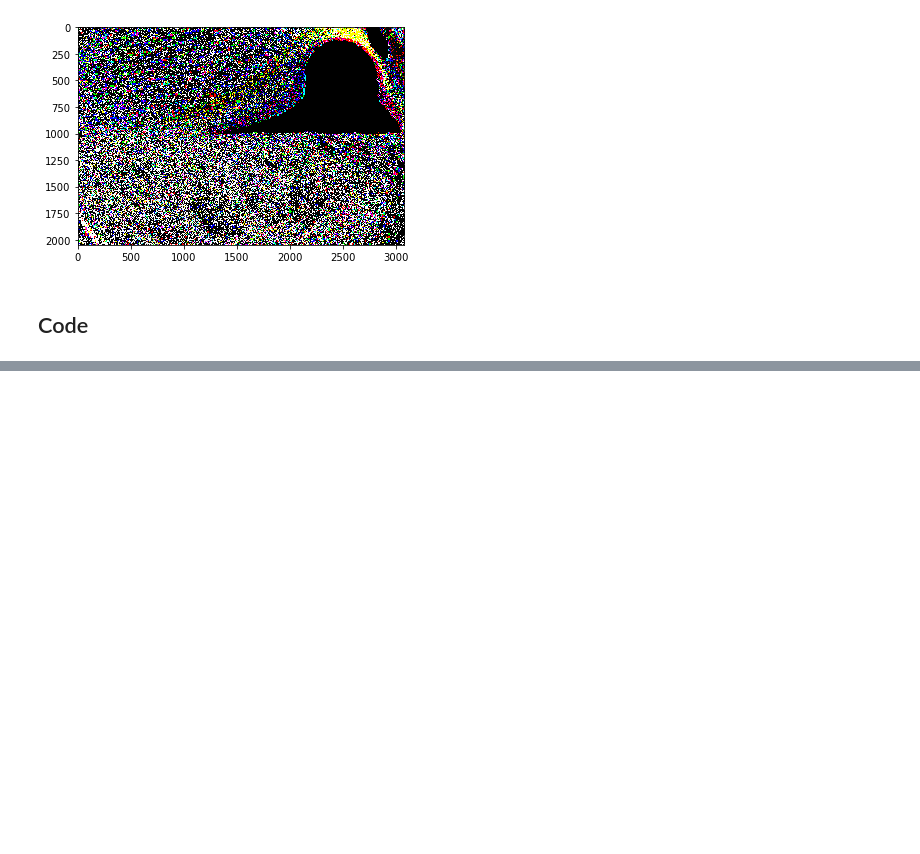
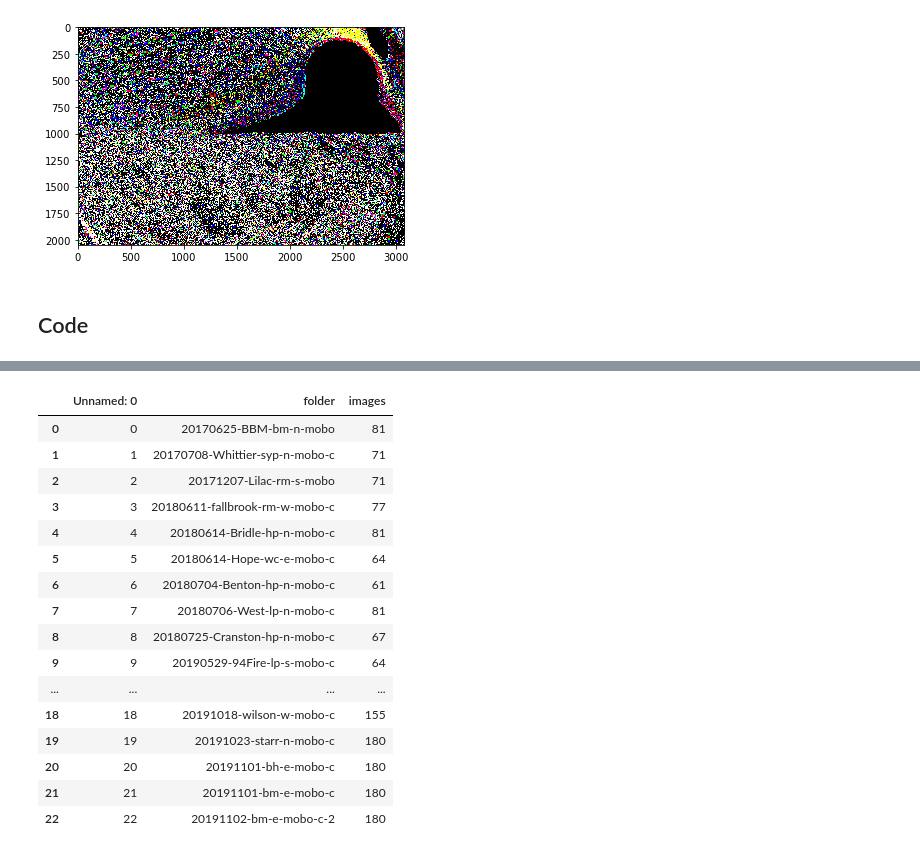
Before and after one commit to oyane806/lets-stop-wildfires-hackathon, a Jupyter notebook: calculate_image_difference.ipynb, the cells around one changed output, grey strips where cells are left out. Drawn from its saved outputs; the diff is of its cells as text; code cells hidden in the pictures; blank space fills up the shorter version.

```diff
--- a/calculate_image_difference.ipynb
+++ b/calculate_image_difference.ipynb
@@ -60,6 +62,8 @@ print(image2.format)
 import pandas as pd
 # %%
 df = pd.read_csv('combinations.csv')
+# %%
+camera = pd.read_csv('camera.csv')
 # %%
 df['new_name'] = df['label'].astype('str') + df['Unnamed: 0'].astype('str')
 # %%
@@ -97,0 +174,20 @@ for i in range(0, len(df)):
+# %%
+camera
+# %% [output]
+|  | Unnamed: 0 | folder | images |
+| 0 | 0 | 20170625-BBM-bm-n-mobo | 81 |
+| 1 | 1 | 20170708-Whittier-syp-n-mobo-c | 71 |
+| 2 | 2 | 20171207-Lilac-rm-s-mobo | 71 |
+| 3 | 3 | 20180611-fallbrook-rm-w-mobo-c | 77 |
+| 4 | 4 | 20180614-Bridle-hp-n-mobo-c | 81 |
+| 5 | 5 | 20180614-Hope-wc-e-mobo-c | 64 |
+| 6 | 6 | 20180704-Benton-hp-n-mobo-c | 61 |
+| 7 | 7 | 20180706-West-lp-n-mobo-c | 81 |
+| 8 | 8 | 20180725-Cranston-hp-n-mobo-c | 67 |
+| 9 | 9 | 20190529-94Fire-lp-s-mobo-c | 64 |
+| ... | ... | ... | ... |
+| 18 | 18 | 20191018-wilson-w-mobo-c | 155 |
+| 19 | 19 | 20191023-starr-n-mobo-c | 180 |
+| 20 | 20 | 20191101-bh-e-mobo-c | 180 |
+| 21 | 21 | 20191101-bm-e-mobo-c | 180 |
+| 22 | 22 | 20191102-bm-e-mobo-c-2 | 180 |
```
Also changed, not shown: parts of 11 cells of this notebook, 3 other files.
